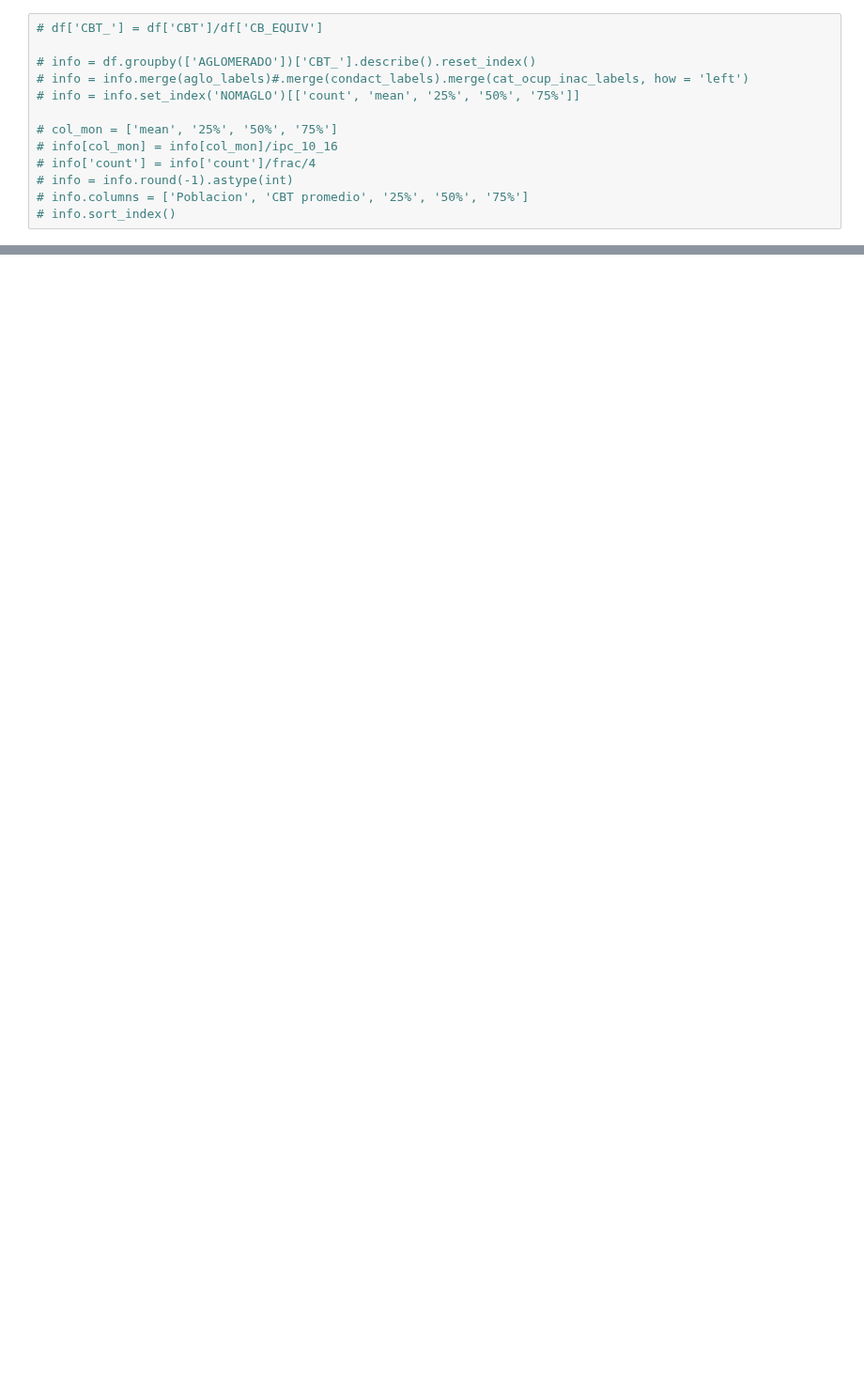
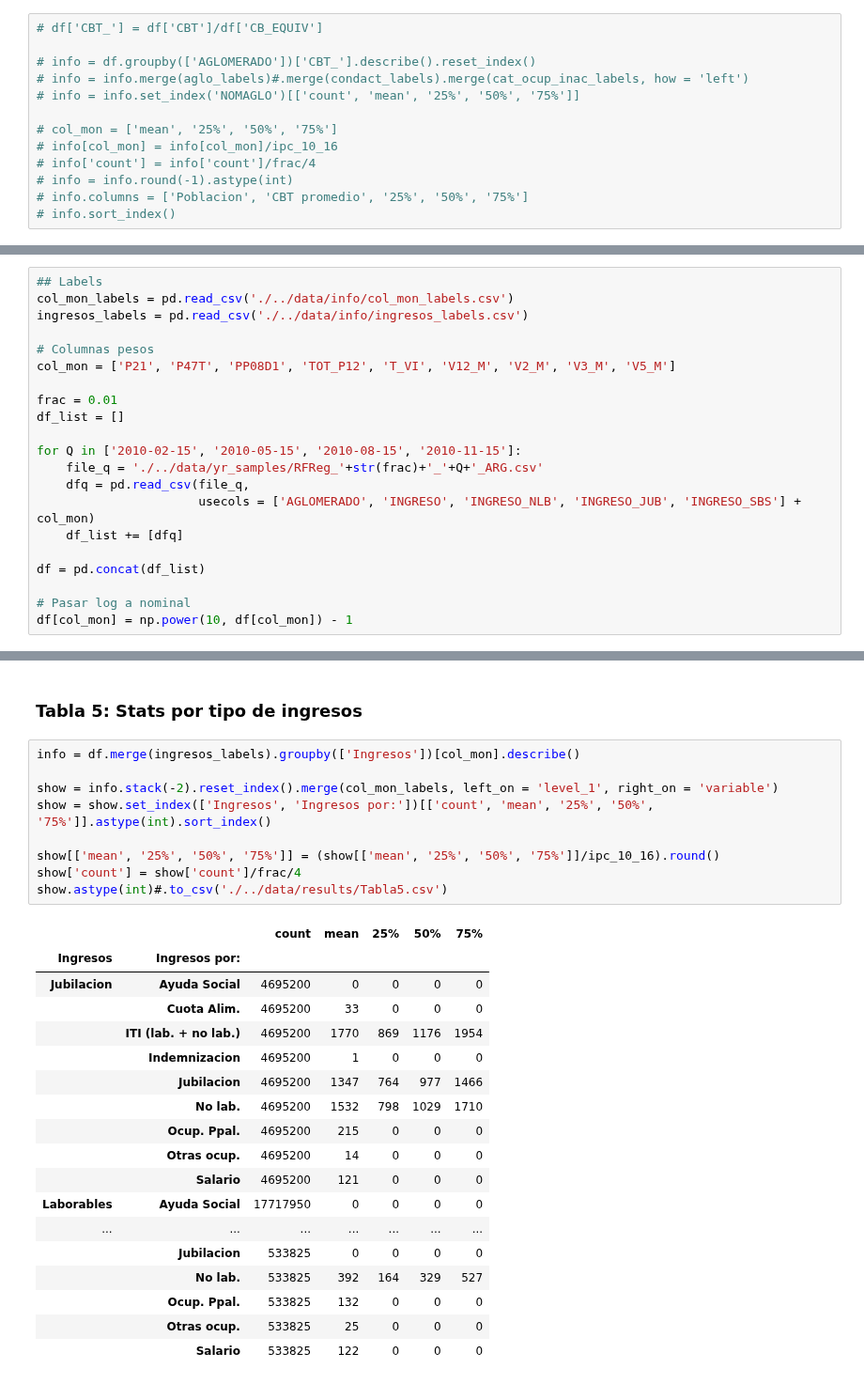
Before and after one commit to matuteiglesias/indice-pobreza-UBA, a Jupyter notebook: notebooks/11 - Validacion 2010.ipynb, the cells around one changed output, grey strips where cells are left out. Shown at 94% size. Saved outputs shown, nothing was run; the diff lists cells and outputs as text; blank space fills up the shorter version.

Commit message:
Added user created data

```diff
--- a/notebooks/11 - Validacion 2010.ipynb
+++ b/notebooks/11 - Validacion 2010.ipynb
@@ -132,0 +86,21 @@ info.sort_index()
+# %%
+## Labels
+col_mon_labels = pd.read_csv('./../data/info/col_mon_labels.csv')
+ingresos_labels = pd.read_csv('./../data/info/ingresos_labels.csv')
+
+# Columnas pesos
+col_mon = ['P21', 'P47T', 'PP08D1', 'TOT_P12', 'T_VI', 'V12_M', 'V2_M', 'V3_M', 'V5_M']
+
+frac = 0.01
+df_list = []
+
+for Q in ['2010-02-15', '2010-05-15', '2010-08-15', '2010-11-15']:
+    file_q = './../data/yr_samples/RFReg_'+str(frac)+'_'+Q+'_ARG.csv'
+    dfq = pd.read_csv(file_q,
+                      usecols = ['AGLOMERADO', 'INGRESO', 'INGRESO_NLB', 'INGRESO_JUB', 'INGRESO_SBS'] + col_mon)
+    df_list += [dfq]
+
+df = pd.concat(df_list)
+
+# Pasar log a nominal
+df[col_mon] = np.power(10, df[col_mon]) - 1
@@ -132,0 +129,30 @@ info.sort_index()
+# %% [markdown]
+### Tabla 5: Stats por tipo de ingresos
+# %%
+info = df.merge(ingresos_labels).groupby(['Ingresos'])[col_mon].describe()
+
+show = info.stack(-2).reset_index().merge(col_mon_labels, left_on = 'level_1', right_on = 'variable')
+show = show.set_index(['Ingresos', 'Ingresos por:'])[['count', 'mean', '25%', '50%', '75%']].astype(int).sort_index()
+
+show[['mean', '25%', '50%', '75%']] = (show[['mean', '25%', '50%', '75%']]/ipc_10_16).round()
+show['count'] = show['count']/frac/4
+show.astype(int)#.to_csv('./../data/results/Tabla5.csv')
+# %% [output]
+|  |  | count | mean | 25% | 50% | 75% |
+| Ingresos | Ingresos por: |  |  |  |  |  |
+| Jubilacion | Ayuda Social | 4695200 | 0 | 0 | 0 | 0 |
+|  | Cuota Alim. | 4695200 | 33 | 0 | 0 | 0 |
+|  | ITI (lab. + no lab.) | 4695200 | 1770 | 869 | 1176 | 1954 |
+|  | Indemnizacion | 4695200 | 1 | 0 | 0 | 0 |
+|  | Jubilacion | 4695200 | 1347 | 764 | 977 | 1466 |
+|  | No lab. | 4695200 | 1532 | 798 | 1029 | 1710 |
+|  | Ocup. Ppal. | 4695200 | 215 | 0 | 0 | 0 |
+|  | Otras ocup. | 4695200 | 14 | 0 | 0 | 0 |
+|  | Salario | 4695200 | 121 | 0 | 0 | 0 |
+| Laborables | Ayuda Social | 17717950 | 0 | 0 | 0 | 0 |
+| ... | ... | ... | ... | ... | ... | ... |
+|  | Jubilacion | 533825 | 0 | 0 | 0 | 0 |
+|  | No lab. | 533825 | 392 | 164 | 329 | 527 |
+|  | Ocup. Ppal. | 533825 | 132 | 0 | 0 | 0 |
+|  | Otras ocup. | 533825 | 25 | 0 | 0 | 0 |
+|  | Salario | 533825 | 122 | 0 | 0 | 0 |
```
Also changed, not shown: parts of 20 cells of this notebook, 7 other files.
